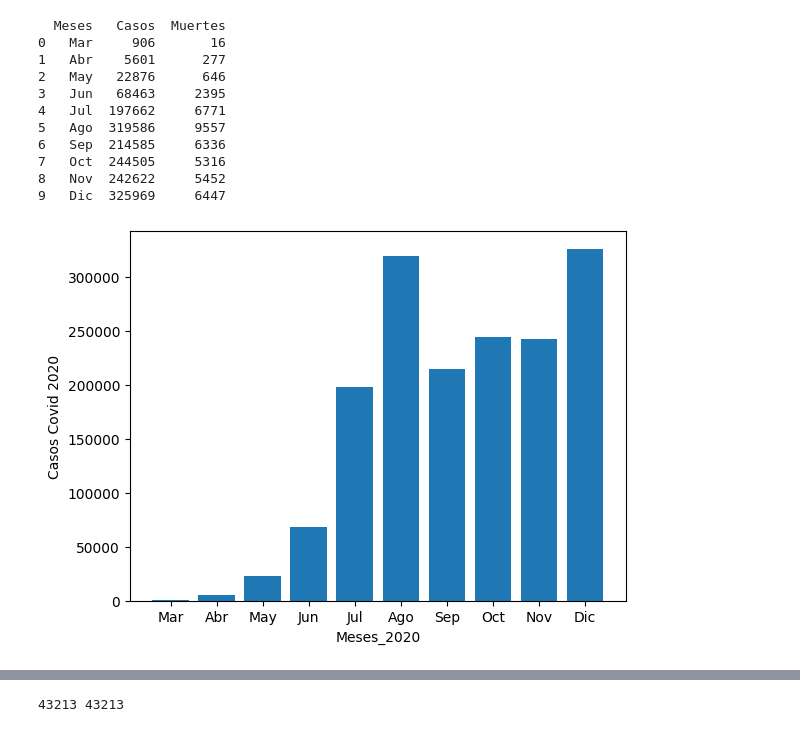
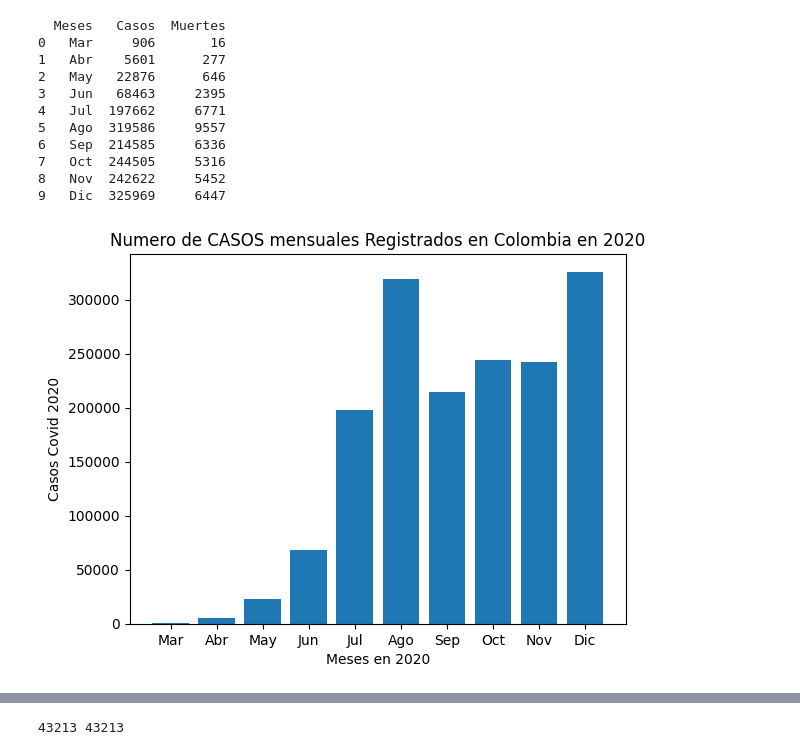
Before and after one commit to mdelacruz999/pythonProject, a Jupyter notebook: main.ipynb, the cells around one changed output, grey strips where cells are left out. Cells and saved outputs as stored; diff of their text form; code cells hidden in the pictures.

```diff
--- a/main.ipynb
+++ b/main.ipynb
@@ -120,10 +120,11 @@ print(casos_muertes_mes)
 8   Nov  242622     5452
 9   Dic  325969     6447
 # %%
+plt.title("Numero de CASOS mensuales Registrados en Colombia en 2020")
 plt.bar(meses_2020,casos_por_mes_2020)
-plt.xlabel("Meses_2020",fontdict=None)
+plt.xlabel("Meses en 2020",fontdict=None)
 plt.ylabel("Casos Covid 2020",fontdict=None)
 
 plt.show()
 # %% [output]
-[figure, old version]
+[figure, new version]
```
Also changed, not shown: parts of 11 cells of this notebook, 1 other file.
